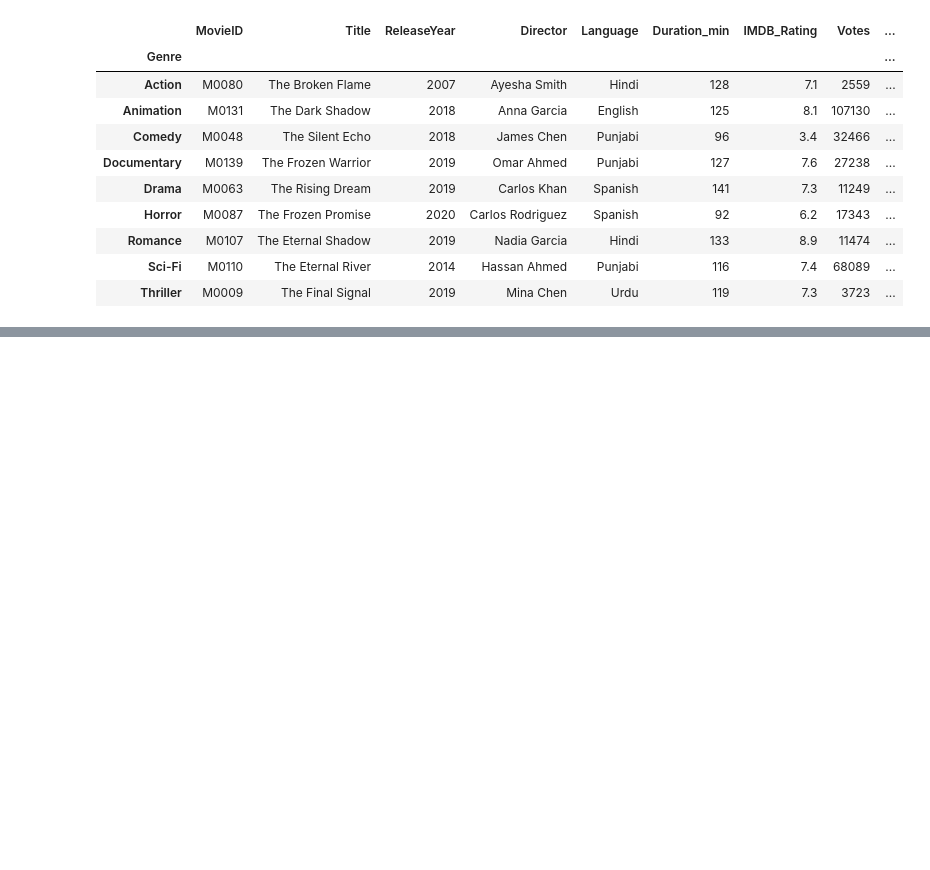
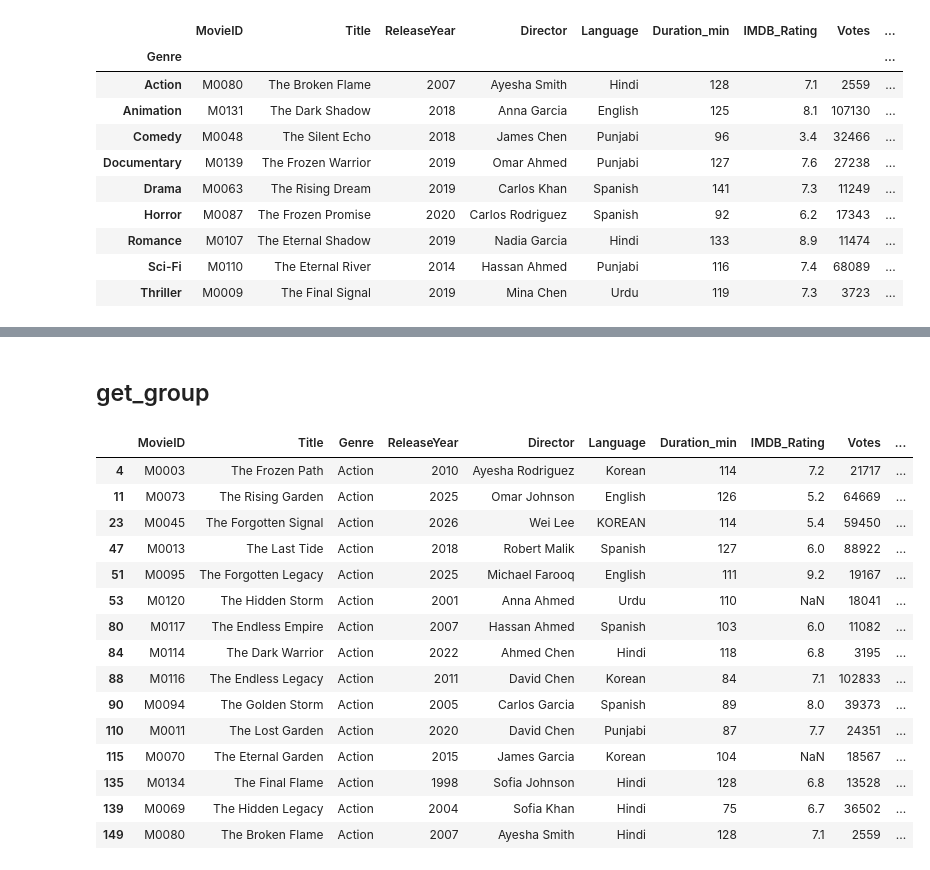
Before and after one commit to MuhammadNoman3405/Machine-Learning-Practice, a Jupyter notebook: Data Analysis With Python/Pandas/Group by.ipynb, the cells around one changed output, grey strips where cells are left out. Saved outputs shown, nothing was run; the diff lists cells and outputs as text; code cells hidden in the pictures; blank space fills up the shorter version.

Commit message:
groupby has been completed

```diff
--- a/Data Analysis With Python/Pandas/Group by.ipynb
+++ b/Data Analysis With Python/Pandas/Group by.ipynb
@@ -280,0 +299,21 @@ genre.last()
+# %% [markdown]
+## get_group
+# %%
+genre.get_group('Action')
+# %% [output]
+|  | MovieID | Title | Genre | ReleaseYear | Director | Language | Duration_min | IMDB_Rating | Votes | ... |
+| 4 | M0003 | The Frozen Path | Action | 2010 | Ayesha Rodriguez | Korean | 114 | 7.2 | 21717 | ... |
+| 11 | M0073 | The Rising Garden | Action | 2025 | Omar Johnson | English | 126 | 5.2 | 64669 | ... |
+| 23 | M0045 | The Forgotten Signal | Action | 2026 | Wei Lee | KOREAN | 114 | 5.4 | 59450 | ... |
+| 47 | M0013 | The Last Tide | Action | 2018 | Robert Malik | Spanish | 127 | 6.0 | 88922 | ... |
+| 51 | M0095 | The Forgotten Legacy | Action | 2025 | Michael Farooq | English | 111 | 9.2 | 19167 | ... |
+| 53 | M0120 | The Hidden Storm | Action | 2001 | Anna Ahmed | Urdu | 110 | NaN | 18041 | ... |
+| 80 | M0117 | The Endless Empire | Action | 2007 | Hassan Ahmed | Spanish | 103 | 6.0 | 11082 | ... |
+| 84 | M0114 | The Dark Warrior | Action | 2022 | Ahmed Chen | Hindi | 118 | 6.8 | 3195 | ... |
+| 88 | M0116 | The Endless Legacy | Action | 2011 | David Chen | Korean | 84 | 7.1 | 102833 | ... |
+| 90 | M0094 | The Golden Storm | Action | 2005 | Carlos Garcia | Spanish | 89 | 8.0 | 39373 | ... |
+| 110 | M0011 | The Lost Garden | Action | 2020 | David Chen | Punjabi | 87 | 7.7 | 24351 | ... |
+| 115 | M0070 | The Eternal Garden | Action | 2015 | James Garcia | Korean | 104 | NaN | 18567 | ... |
+| 135 | M0134 | The Final Flame | Action | 1998 | Sofia Johnson | Hindi | 128 | 6.8 | 13528 | ... |
+| 139 | M0069 | The Hidden Legacy | Action | 2004 | Sofia Khan | Hindi | 75 | 6.7 | 36502 | ... |
+| 149 | M0080 | The Broken Flame | Action | 2007 | Ayesha Smith | Hindi | 128 | 7.1 | 2559 | ... |
```
Also changed, not shown: parts of 38 cells of this notebook, 1 other file.
